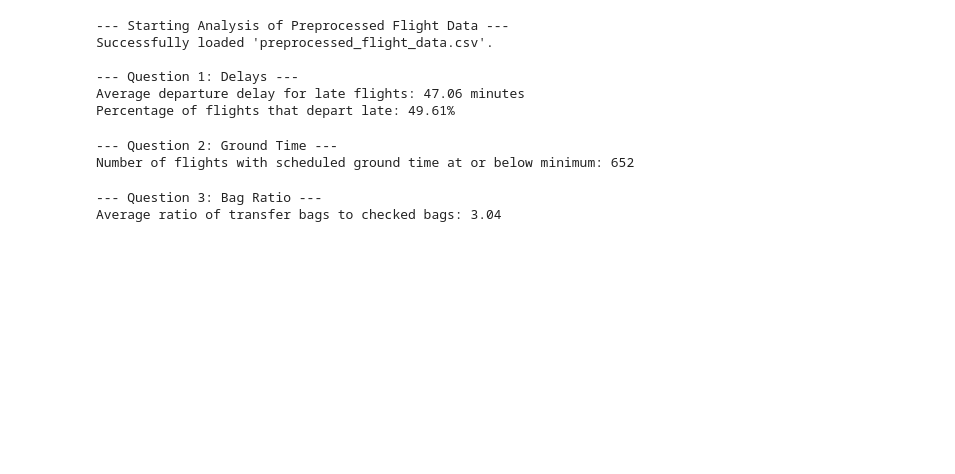
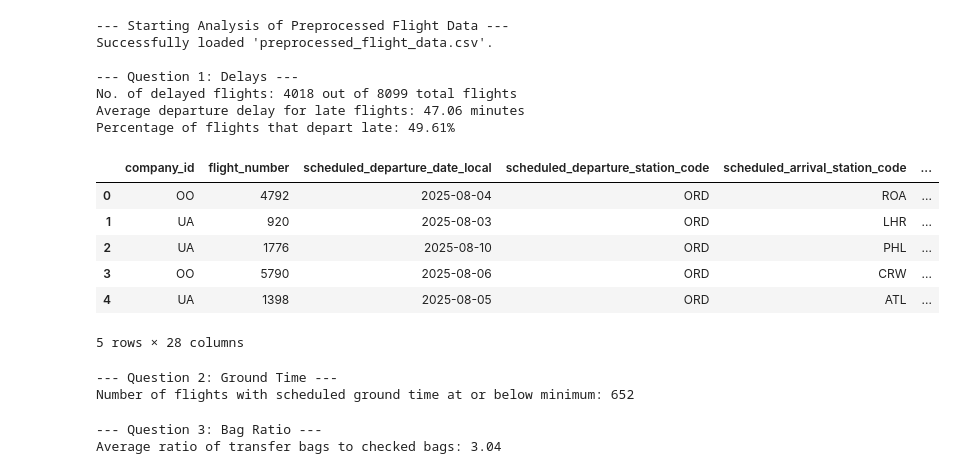
Before and after one commit to Knight-Fenris/uaidk, a Jupyter notebook: idk1_pre.ipynb, the cells around one changed output. Cells and saved outputs as stored; diff of their text form; code cells hidden in the pictures; blank space fills up the shorter version.

```diff
--- a/idk1_pre.ipynb
+++ b/idk1_pre.ipynb
@@ -16,6 +16,7 @@ except FileNotFoundError:
 # --- 1. Average Delay and Percentage of Delayed Flights ---
 print("\n--- Question 1: Delays ---")
 delayed_flights = df[df['departure_delay'] > 0]
+print(f"No. of delayed flights: {len(delayed_flights)} out of {len(df)} total flights")
 average_delay = delayed_flights['departure_delay'].mean()
 percentage_delayed = (len(delayed_flights) / len(df)) * 100
 print(f"Average departure delay for late flights: {average_delay:.2f} minutes")
@@ -25,8 +26,19 @@ print(f"Percentage of flights that depart late: {percentage_delayed:.2f}%")
 Successfully loaded 'preprocessed_flight_data.csv'.
 
 --- Question 1: Delays ---
+No. of delayed flights: 4018 out of 8099 total flights
 Average departure delay for late flights: 47.06 minutes
 Percentage of flights that depart late: 49.61%
+# %%
+df.head()
+# %% [output]
+|  | company_id | flight_number | scheduled_departure_date_local | scheduled_departure_station_code | scheduled_arrival_station_code | ... |
+| 0 | OO | 4792 | 2025-08-04 | ORD | ROA | ... |
+| 1 | UA | 920 | 2025-08-03 | ORD | LHR | ... |
+| 2 | UA | 1776 | 2025-08-10 | ORD | PHL | ... |
+| 3 | OO | 5790 | 2025-08-06 | ORD | CRW | ... |
+| 4 | UA | 1398 | 2025-08-05 | ORD | ATL | ... |
+5 rows × 28 columns
 # %%
 
 # --- 2. Flights with Ground Time Below Minimum ---
```
Also changed, not shown: parts of 1 cell of this notebook, 4 other files.
